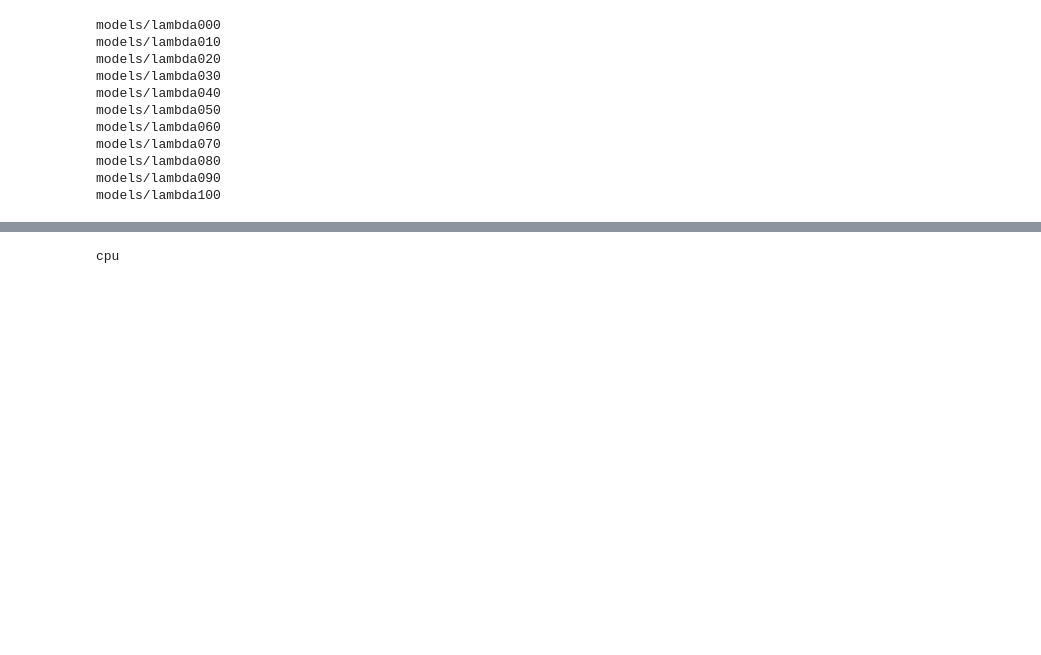
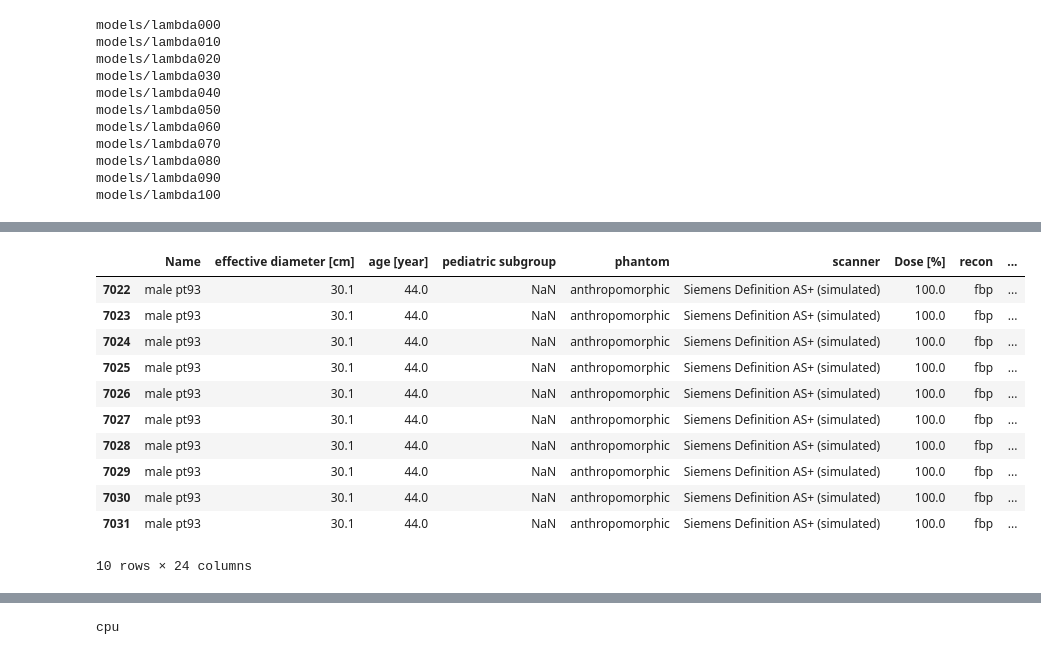
Before and after one commit to brandonjnelsonFDA/pediatric-CT-noise-texture-augmentation, a Jupyter notebook: notebooks/01_train_denoiser_with_augmentation.ipynb, the cells around one changed output, grey strips where cells are left out. Cells and saved outputs as stored; diff of their text form; code cells hidden in the pictures; blank space fills up the shorter version.

```diff
--- a/notebooks/01_train_denoiser_with_augmentation.ipynb
+++ b/notebooks/01_train_denoiser_with_augmentation.ipynb
@@ -101,0 +155,15 @@ meta.head()
+# %%
+meta[meta.studyid == 173]
+# %% [output]
+|  | Name | effective diameter [cm] | age [year] | pediatric subgroup | phantom | scanner | Dose [%] | recon | ... |
+| 7022 | male pt93 | 30.1 | 44.0 | NaN | anthropomorphic | Siemens Definition AS+ (simulated) | 100.0 | fbp | ... |
+| 7023 | male pt93 | 30.1 | 44.0 | NaN | anthropomorphic | Siemens Definition AS+ (simulated) | 100.0 | fbp | ... |
+| 7024 | male pt93 | 30.1 | 44.0 | NaN | anthropomorphic | Siemens Definition AS+ (simulated) | 100.0 | fbp | ... |
+| 7025 | male pt93 | 30.1 | 44.0 | NaN | anthropomorphic | Siemens Definition AS+ (simulated) | 100.0 | fbp | ... |
+| 7026 | male pt93 | 30.1 | 44.0 | NaN | anthropomorphic | Siemens Definition AS+ (simulated) | 100.0 | fbp | ... |
+| 7027 | male pt93 | 30.1 | 44.0 | NaN | anthropomorphic | Siemens Definition AS+ (simulated) | 100.0 | fbp | ... |
+| 7028 | male pt93 | 30.1 | 44.0 | NaN | anthropomorphic | Siemens Definition AS+ (simulated) | 100.0 | fbp | ... |
+| 7029 | male pt93 | 30.1 | 44.0 | NaN | anthropomorphic | Siemens Definition AS+ (simulated) | 100.0 | fbp | ... |
+| 7030 | male pt93 | 30.1 | 44.0 | NaN | anthropomorphic | Siemens Definition AS+ (simulated) | 100.0 | fbp | ... |
+| 7031 | male pt93 | 30.1 | 44.0 | NaN | anthropomorphic | Siemens Definition AS+ (simulated) | 100.0 | fbp | ... |
+10 rows × 24 columns
```
Also changed, not shown: parts of 36 cells of this notebook, 9 other files.
